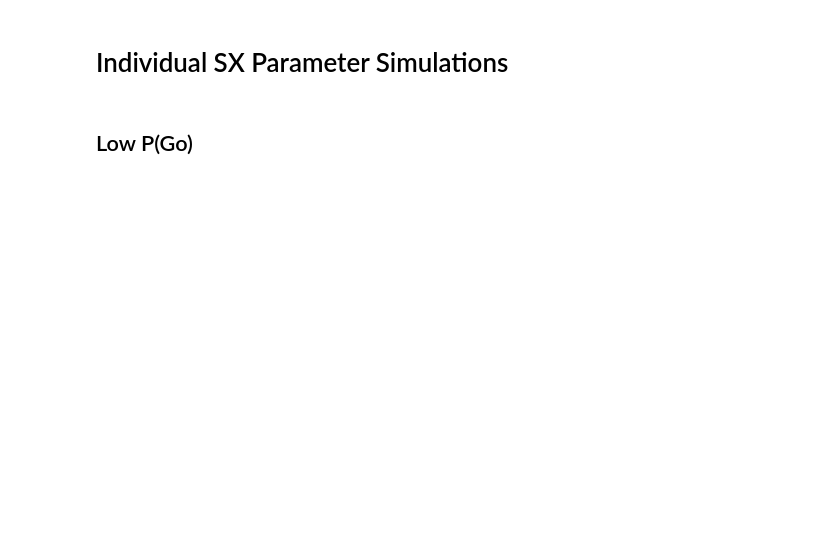
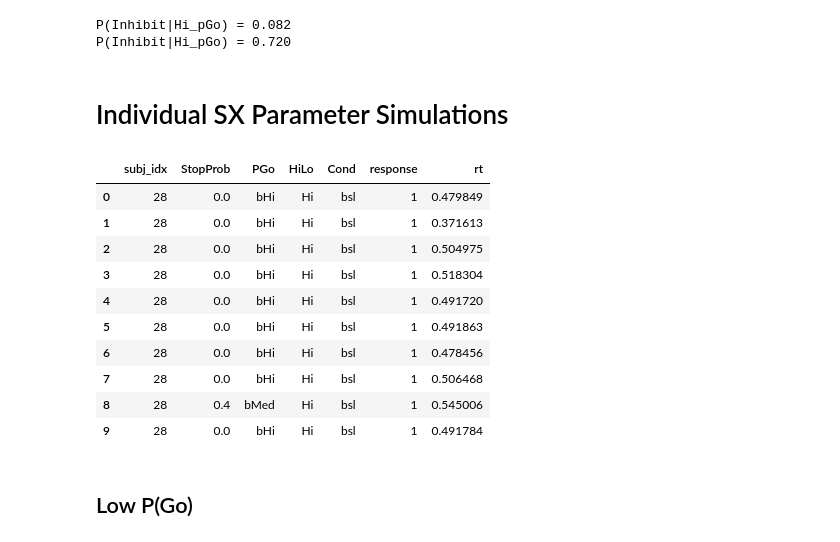
Before and after one commit to dunovank/pynb, a Jupyter notebook: Pro HDDM - RaDD Sims.ipynb, the cells around one changed output. Saved outputs shown, nothing was run; the diff lists cells and outputs as text; code cells hidden in the pictures; blank space fills up the shorter version.

```diff
--- a/Pro HDDM - RaDD Sims.ipynb
+++ b/Pro HDDM - RaDD Sims.ipynb
@@ -14,2 +41,10 @@ vfull_stats=pd.read_csv(pth+"CoAx/SS/HDDM/Proactive/vfull_sx/vfull_HiLo_550_SxSt
+# %%
+sx_hi=pd.concat([sxdata.query('HiLo=="Hi"').describe().ix['mean'] for sx, sxdata in prodf.groupby('subj_idx')])
+sx_lo=pd.concat([sxdata.query('HiLo=="Lo"').describe().ix['mean'] for sx, sxdata in prodf.groupby('subj_idx')])
+print "P(Inhibit|Hi_pGo) = %s" % str(1-sx_hi.ix['response'].mean())[:5]
+print "P(Inhibit|Hi_pGo) = %s" % str(1-sx_lo.ix['response'].mean())[:5]
+# %% [output]
+P(Inhibit|Hi_pGo) = 0.082
+P(Inhibit|Hi_pGo) = 0.720
 # %% [markdown]
 # Individual SX Parameter Simulations
@@ -20,3 +51,42 @@ sxdf=qsim.sim_sx(vfull_stats, ssd=.450, mfx=simfx.thal, ntrials=5000, tb=.560, t
+# %%
+qsim=reload(qsim); ss=reload(ss)
+pth=utils.find_path()
+
+vfull_stats=pd.read_csv(pth+"CoAx/SS/HDDM/Proactive/vfull_sx/vfull_HiLo_550_SxStats.csv")
+p=ft.stats_summary(vfull_stats)['mean'].to_dict()
+
+vlist=[p['v(Lo)'], p['v(Hi)']]
+gp={'a':p['a'], 'z':p['z'], 'Ter':p['t'], 'eta':p['sv'], 'st':0.000001, 'sz':0.000001}
+sp={'mu_ss':-1, 'ssTer':0.0, 'ssTer_var':0.0}
+
+ssvlist=-1*np.arange(1, 2.5, .5)
+pGo_Lo=np.ones_like(ssvlist)*.2
+
+vlist_lo=np.ones_like(ssvlist)*vlist[0]
+vlist_hi=np.ones_like(ssvlist)*vlist[1]
+conditions=["ssv"+str(v) for v in ssvlist]
+
+LoSims=[]
+for ssv in ssvlist:
+    sp['mu_ss']=ssv
+    sim_ssv_df=qsim.simConditions(gp, sp, vlist_lo, pGo_list=pGo_Lo, ssdlist=[.450], mfx=simfx.thal,
+                   ntrials=100, tb=.560, task='ssPro', conditions=conditions)
+
+    LoSims.append(sim_ssv_df)
+
+lo_df=pd.concat(LoSims)
+# %% [output]
+|  | subj_idx | StopProb | PGo | HiLo | Cond | response | rt |
+| 0 | 28 | 0.0 | bHi | Hi | bsl | 1 | 0.479849 |
+| 1 | 28 | 0.0 | bHi | Hi | bsl | 1 | 0.371613 |
+| 2 | 28 | 0.0 | bHi | Hi | bsl | 1 | 0.504975 |
+| 3 | 28 | 0.0 | bHi | Hi | bsl | 1 | 0.518304 |
+| 4 | 28 | 0.0 | bHi | Hi | bsl | 1 | 0.491720 |
+| 5 | 28 | 0.0 | bHi | Hi | bsl | 1 | 0.491863 |
+| 6 | 28 | 0.0 | bHi | Hi | bsl | 1 | 0.478456 |
+| 7 | 28 | 0.0 | bHi | Hi | bsl | 1 | 0.506468 |
+| 8 | 28 | 0.4 | bMed | Hi | bsl | 1 | 0.545006 |
+| 9 | 28 | 0.0 | bHi | Hi | bsl | 1 | 0.491784 |
 # %% [markdown]
 ## Low P(Go)
 # %%
```
Also changed, not shown: parts of 7 cells of this notebook, 2 other files.
